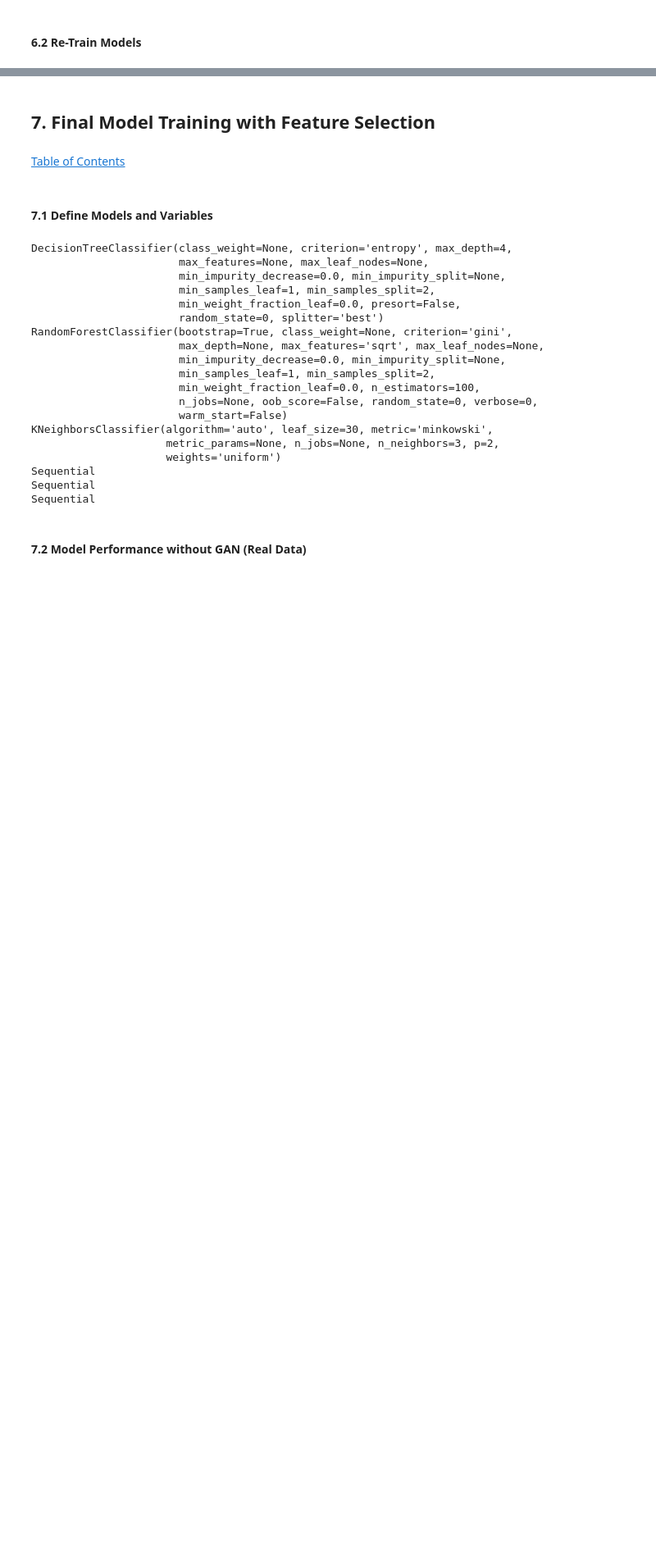
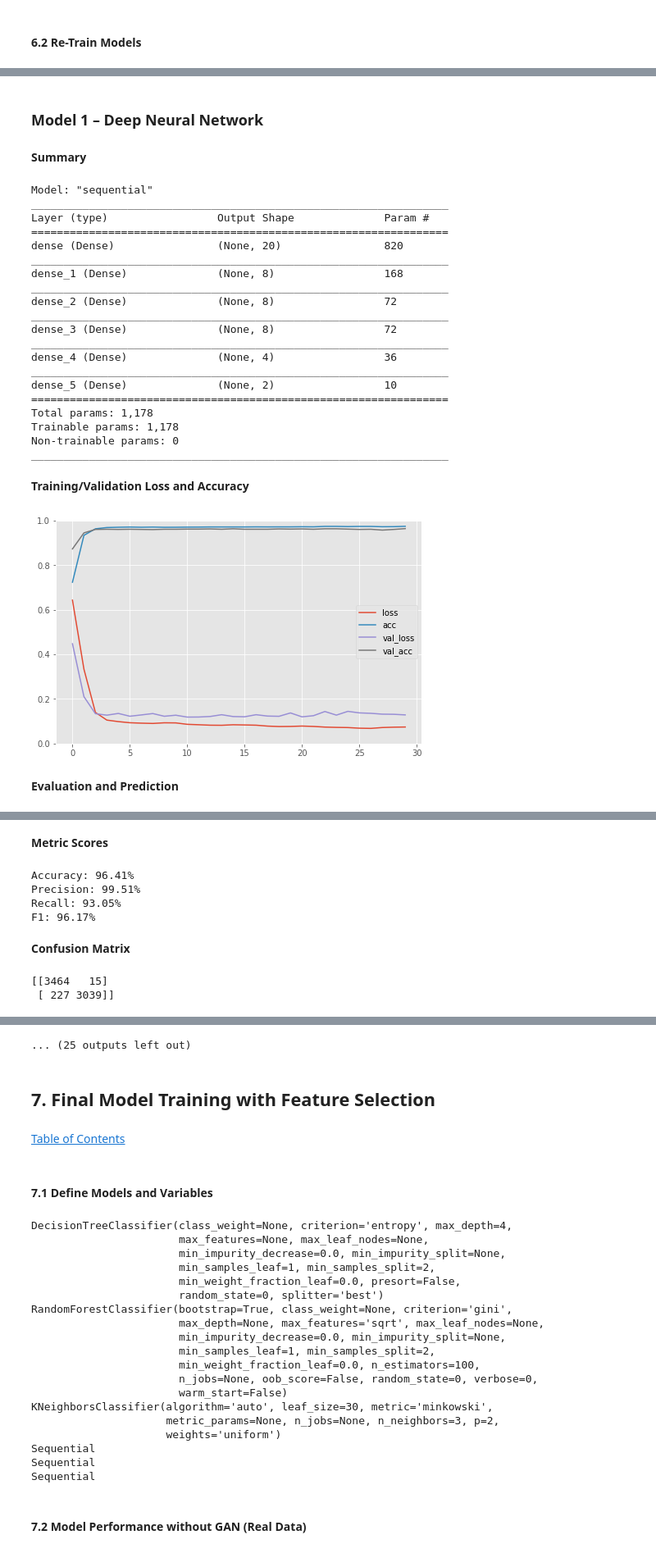
Before and after one commit to iainmuir6/Machine-Learning-with-Coronavirus-Data, a Jupyter notebook: ml_covid_research_final.ipynb, the cells around one changed output, grey strips where cells are left out. Shown at 82% size. Cells and saved outputs as stored; diff of their text form; code cells hidden in the pictures; blank space fills up the shorter version.

```diff
--- a/ml_covid_research_final.ipynb
+++ b/ml_covid_research_final.ipynb
@@ -1825,0 +1836,39 @@ Wall time: 12.2 µs
+# %%
+%%time
+test_models([
+    {'name': 'Deep Neural Network', 'model': dnn,
+     'loss': 'sparse_categorical_crossentropy', 'optimizer': Adam(learning_rate=1e-2),
+     'binary': False, 'dims': 2},
+    {'name': 'Convolutional Neural Network', 'model': cnn,
+     'loss': 'sparse_categorical_crossentropy', 'optimizer': Adam(learning_rate=1e-2),
+     'binary': False, 'dims': 4},
+    {'name': 'Recurrent Neural Network', 'model': rnn,
+     'loss': 'sparse_categorical_crossentropy', 'optimizer': Adam(learning_rate=1e-2),
+     'binary': False, 'dims': 3}
+], (X_retrain, y_retrain, X_retest, y_retest))
+# %% [output]
+### Model 1 – Deep Neural Network
+**Summary**
+Model: "sequential"
+_________________________________________________________________
+Layer (type)                 Output Shape              Param #
+=================================================================
+dense (Dense)                (None, 20)                820
+_________________________________________________________________
+dense_1 (Dense)              (None, 8)                 168
+_________________________________________________________________
+dense_2 (Dense)              (None, 8)                 72
+_________________________________________________________________
+dense_3 (Dense)              (None, 8)                 72
+_________________________________________________________________
+dense_4 (Dense)              (None, 4)                 36
+_________________________________________________________________
+dense_5 (Dense)              (None, 2)                 10
+=================================================================
+Total params: 1,178
+Trainable params: 1,178
+Non-trainable params: 0
+_________________________________________________________________
+**Training/Validation Loss and Accuracy**
+[figure, added]
+**Evaluation and Prediction**
@@ -1825,0 +1877,8 @@ Wall time: 12.2 µs
+**Metric Scores**
+Accuracy: 96.41%
+Precision: 99.51%
+Recall: 93.05%
+F1: 96.17%
+**Confusion Matrix**
+[[3464   15]
+ [ 227 3039]]
@@ -1826,3 +1886,4 @@ Wall time: 12.2 µs
+... (25 outputs left out)
 # %% [markdown]
 ## 7. Final Model Training with Feature Selection <a class="anchor" id="final"></a>
 # %% [markdown]
```
Also changed, not shown: parts of 48 cells of this notebook.
